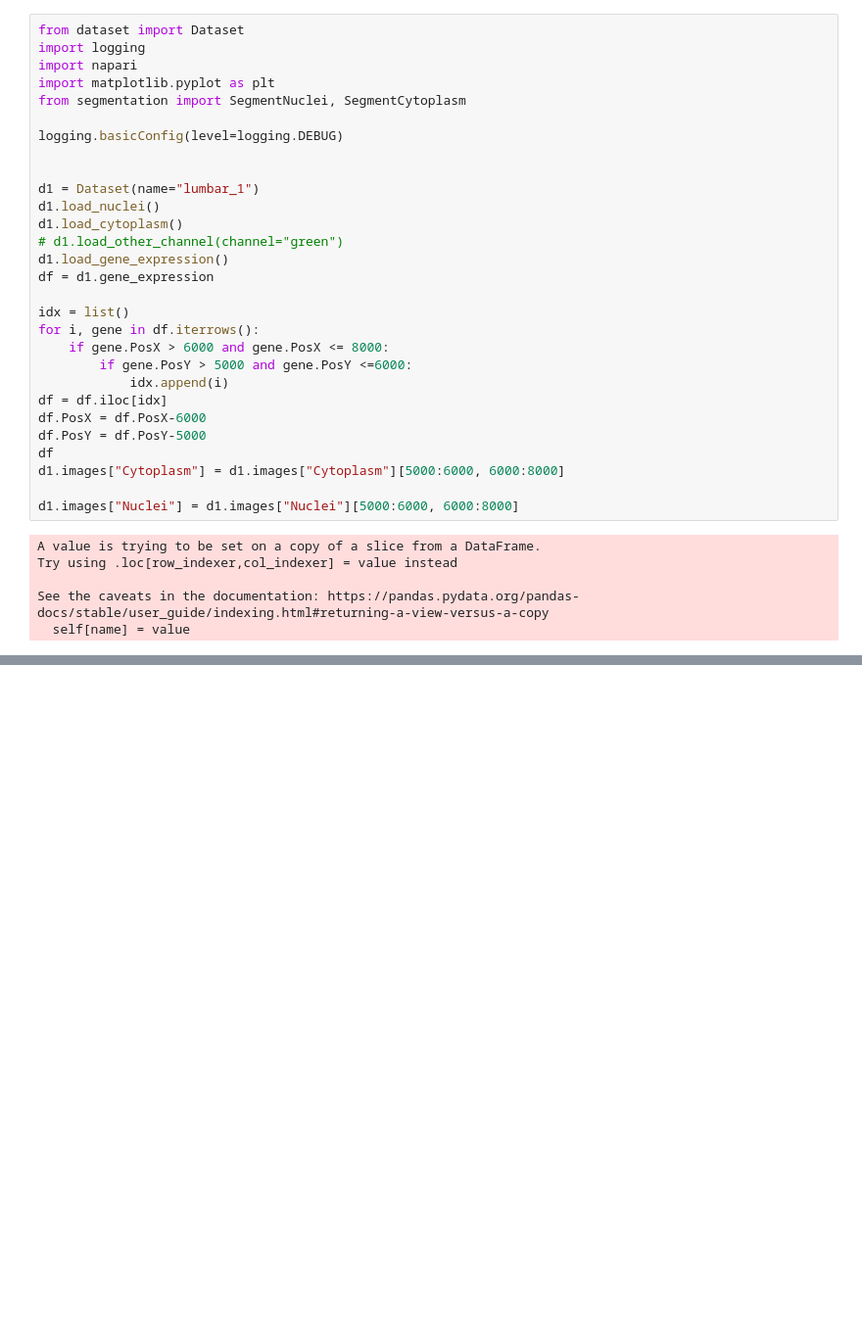
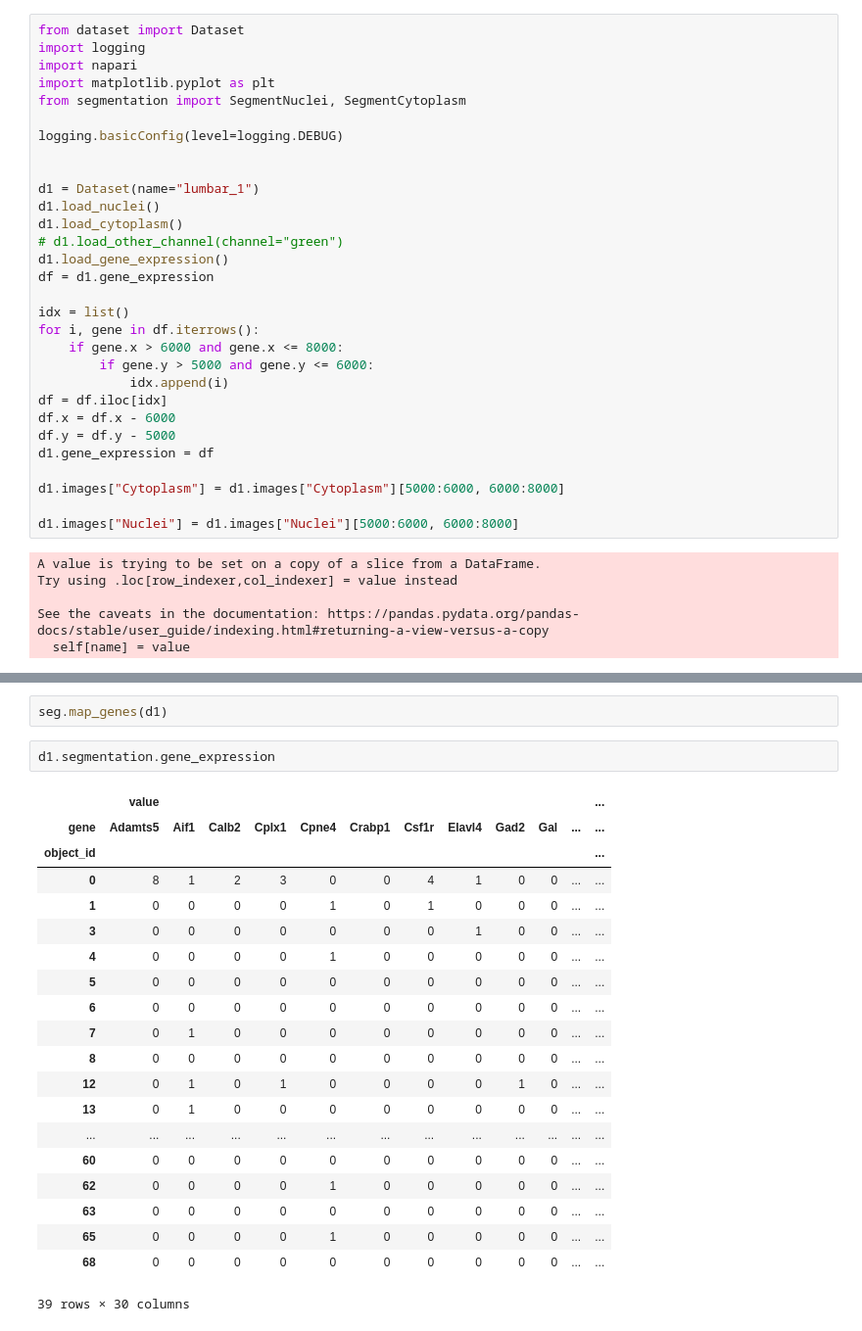
Before and after one commit to JonETJakobsson/scSpatial, a Jupyter notebook: scSpatial/Untitled.ipynb, the cells around one changed output, grey strips where cells are left out. Shown: that part at 98% size. Cells and saved outputs as stored; diff of their text form; blank space fills up the shorter version.

Commit message:
added map genes to segmentation class

```diff
--- a/scSpatial/Untitled.ipynb
+++ b/scSpatial/Untitled.ipynb
@@ -17,13 +17,14 @@ df = d1.gene_expression
 
 idx = list()
 for i, gene in df.iterrows():
-    if gene.PosX > 6000 and gene.PosX <= 8000:
-        if gene.PosY > 5000 and gene.PosY <=6000:
+    if gene.x > 6000 and gene.x <= 8000:
+        if gene.y > 5000 and gene.y <= 6000:
             idx.append(i)
 df = df.iloc[idx]
-df.PosX = df.PosX-6000
-df.PosY = df.PosY-5000
-df
+df.x = df.x - 6000
+df.y = df.y - 5000
+d1.gene_expression = df
+
 d1.images["Cytoplasm"] = d1.images["Cytoplasm"][5000:6000, 6000:8000]
 
 d1.images["Nuclei"] = d1.images["Nuclei"][5000:6000, 6000:8000]
@@ -46,0 +44,25 @@ arr.shape
+# %%
+seg.map_genes(d1)
+# %%
+d1.segmentation.gene_expression
+# %% [output]
+|  | value |  |  |  |  |  |  |  |  |  |  | ... |
+| gene | Adamts5 | Aif1 | Calb2 | Cplx1 | Cpne4 | Crabp1 | Csf1r | Elavl4 | Gad2 | Gal | ... | ... |
+| object_id |  |  |  |  |  |  |  |  |  |  |  | ... |
+| 0 | 8 | 1 | 2 | 3 | 0 | 0 | 4 | 1 | 0 | 0 | ... | ... |
+| 1 | 0 | 0 | 0 | 0 | 1 | 0 | 1 | 0 | 0 | 0 | ... | ... |
+| 3 | 0 | 0 | 0 | 0 | 0 | 0 | 0 | 1 | 0 | 0 | ... | ... |
+| 4 | 0 | 0 | 0 | 0 | 1 | 0 | 0 | 0 | 0 | 0 | ... | ... |
+| 5 | 0 | 0 | 0 | 0 | 0 | 0 | 0 | 0 | 0 | 0 | ... | ... |
+| 6 | 0 | 0 | 0 | 0 | 0 | 0 | 0 | 0 | 0 | 0 | ... | ... |
+| 7 | 0 | 1 | 0 | 0 | 0 | 0 | 0 | 0 | 0 | 0 | ... | ... |
+| 8 | 0 | 0 | 0 | 0 | 0 | 0 | 0 | 0 | 0 | 0 | ... | ... |
+| 12 | 0 | 1 | 0 | 1 | 0 | 0 | 0 | 0 | 1 | 0 | ... | ... |
+| 13 | 0 | 1 | 0 | 0 | 0 | 0 | 0 | 0 | 0 | 0 | ... | ... |
+| ... | ... | ... | ... | ... | ... | ... | ... | ... | ... | ... | ... | ... |
+| 60 | 0 | 0 | 0 | 0 | 0 | 0 | 0 | 0 | 0 | 0 | ... | ... |
+| 62 | 0 | 0 | 0 | 0 | 1 | 0 | 0 | 0 | 0 | 0 | ... | ... |
+| 63 | 0 | 0 | 0 | 0 | 0 | 0 | 0 | 0 | 0 | 0 | ... | ... |
+| 65 | 0 | 0 | 0 | 0 | 1 | 0 | 0 | 0 | 0 | 0 | ... | ... |
+| 68 | 0 | 0 | 0 | 0 | 0 | 0 | 0 | 0 | 0 | 0 | ... | ... |
+39 rows × 30 columns
```
Also changed, not shown: parts of 9 cells of this notebook, 2 other files.
